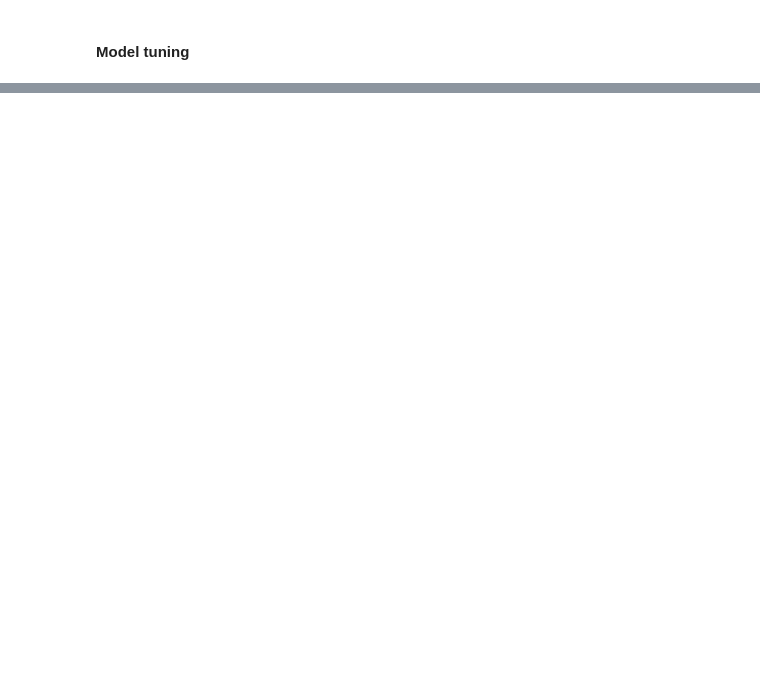
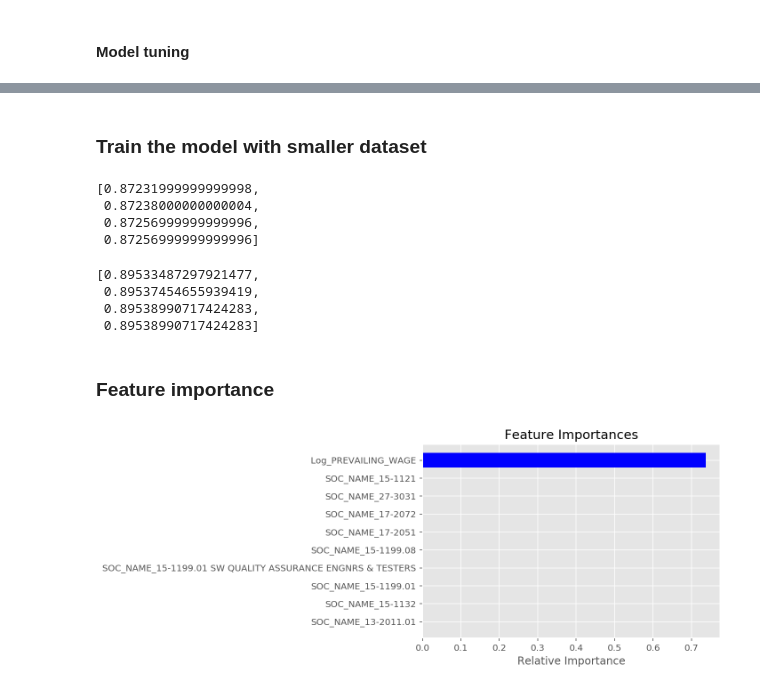
Before and after one commit to numanyilmaz/Capstone, a Jupyter notebook: Capstone.ipynb, the cells around one changed output, grey strips where cells are left out. Cells and saved outputs as stored; diff of their text form; code cells hidden in the pictures; blank space fills up the shorter version.

```diff
--- a/Capstone.ipynb
+++ b/Capstone.ipynb
@@ -592,0 +592,2 @@ Final F-score on the testing data: 0.8936
+# %% [markdown]
+### Train the model with smaller dataset
@@ -592,0 +612,28 @@ Final F-score on the testing data: 0.8936
+# %%
+accuracy_scores
+# %% [output]
+[0.87231999999999998,
+ 0.87238000000000004,
+ 0.87256999999999996,
+ 0.87256999999999996]
+# %%
+f_scores
+# %% [output]
+[0.89533487297921477,
+ 0.89537454655939419,
+ 0.89538990717424283,
+ 0.89538990717424283]
+# %% [markdown]
+### Feature importance
+# %%
+features = X_train.columns
+importances = clf_random.feature_importances_[:10]
+indices = np.argsort(importances)
+
+plt.title('Feature Importances')
+plt.barh(range(len(indices)), importances[indices], color='b', align='center')
+plt.yticks(range(len(indices)), features[indices])
+plt.xlabel('Relative Importance')
+plt.show()
+# %% [output]
+[figure, added]
```
Also changed, not shown: parts of 16 cells of this notebook.
